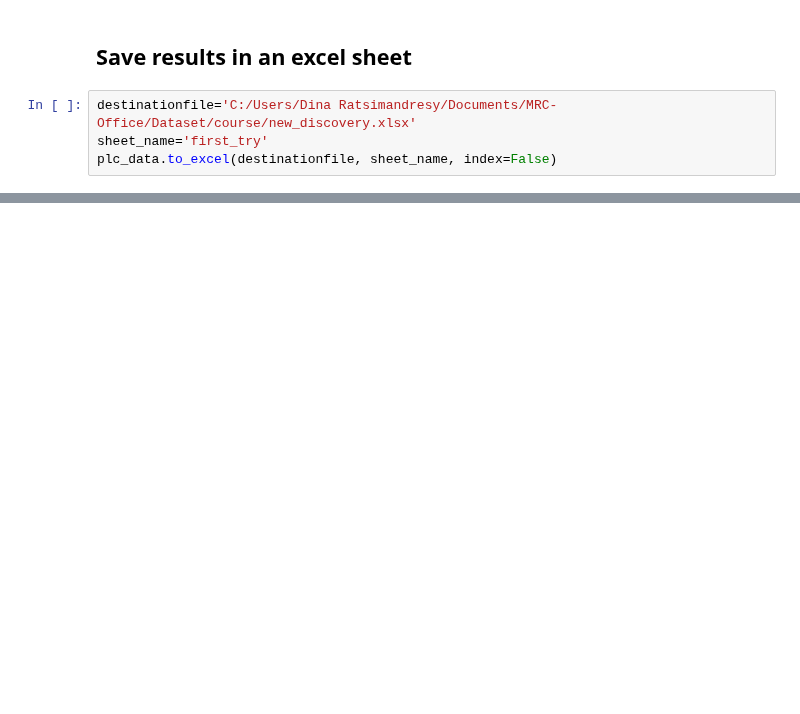
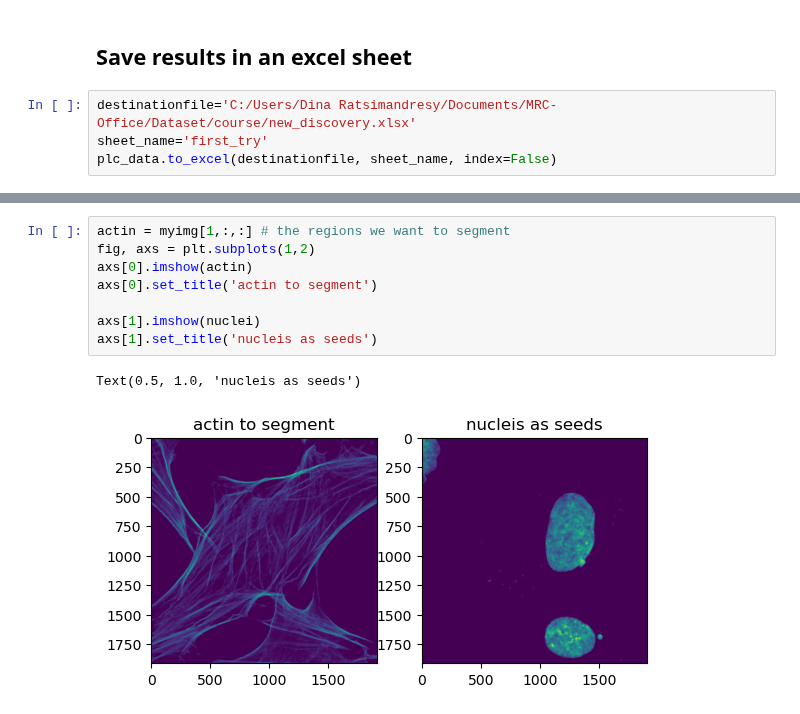
Before and after one commit to u-schulze/Python-course, a Jupyter notebook: mask-statistics.ipynb, the cells around one changed output, grey strips where cells are left out. Saved outputs shown, nothing was run; the diff lists cells and outputs as text; blank space fills up the shorter version.

Commit message:
update-add-watershed-segmentation

```diff
--- a/mask-statistics.ipynb
+++ b/mask-statistics.ipynb
@@ -226,0 +241,11 @@ plc_data.to_excel(destinationfile, sheet_name, index=False)
+# %%
+actin = myimg[1,:,:] # the regions we want to segment
+fig, axs = plt.subplots(1,2)
+axs[0].imshow(actin)
+axs[0].set_title('actin to segment')
+
+axs[1].imshow(nuclei)
+axs[1].set_title('nucleis as seeds')
+# %% [output]
+Text(0.5, 1.0, 'nucleis as seeds')
+[figure, added]
```
Also changed, not shown: parts of 13 cells of this notebook.
